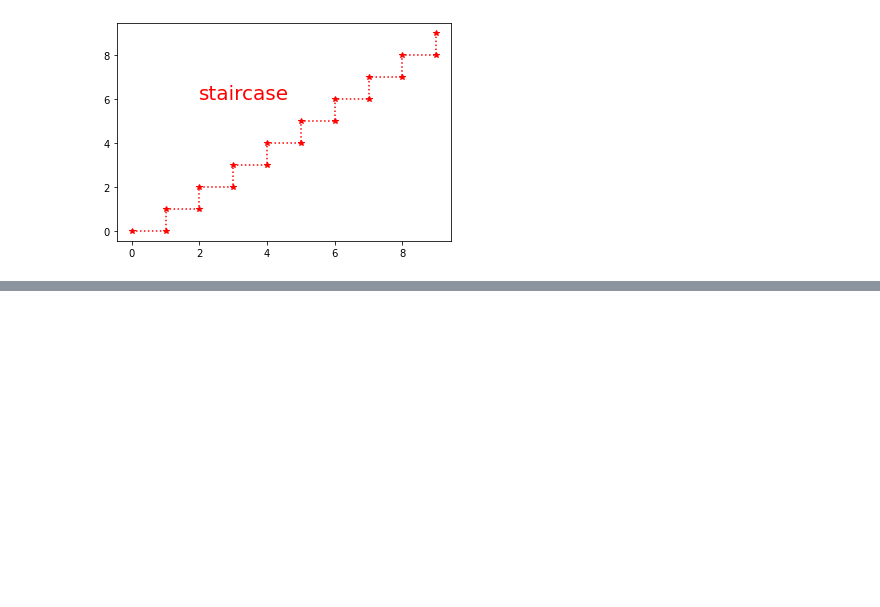
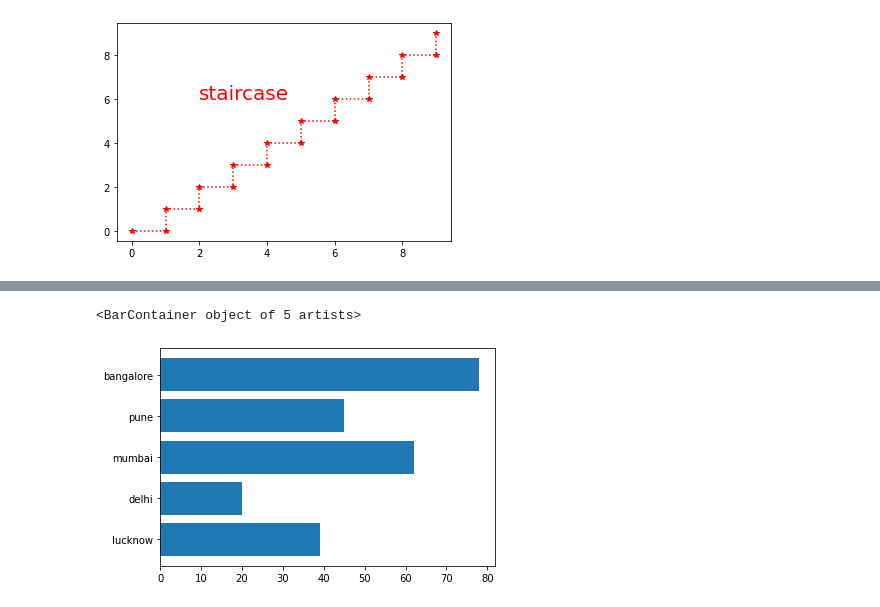
Before and after one commit to digipodium/DP-APR-PY-DS-22-WSS-500, a Jupyter notebook: datascience/visualization_basics.ipynb, the cells around one changed output, grey strips where cells are left out. Cells and saved outputs as stored; diff of their text form; code cells hidden in the pictures; blank space fills up the shorter version.

```diff
--- a/datascience/visualization_basics.ipynb
+++ b/datascience/visualization_basics.ipynb
@@ -29,0 +64,5 @@ plt.plot(x,y,'r*:')
+# %%
+plt.barh(cities, rainfall)
+# %% [output]
+<BarContainer object of 5 artists>
+[figure, added]
```
Also changed, not shown: parts of 18 cells of this notebook.
